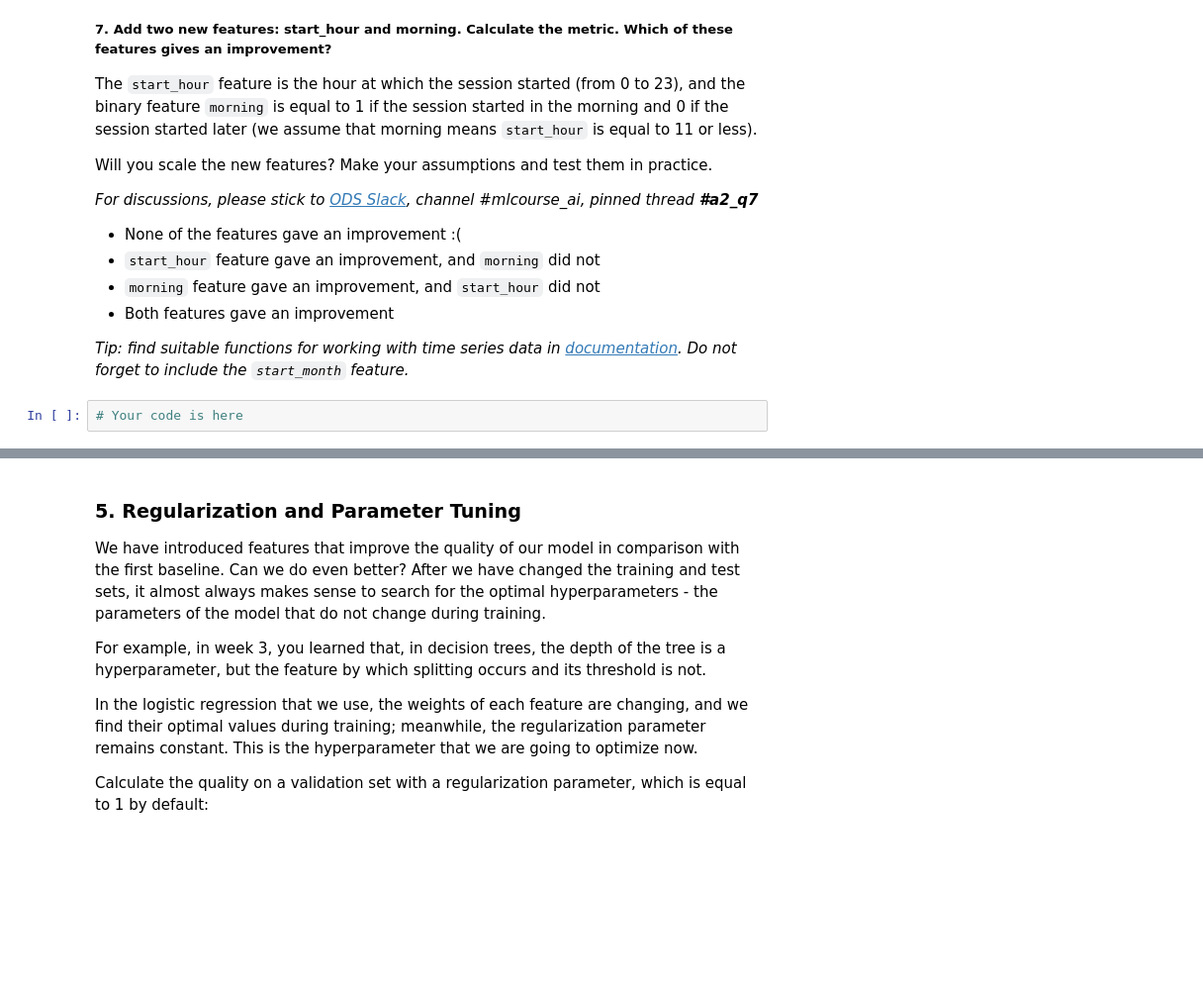
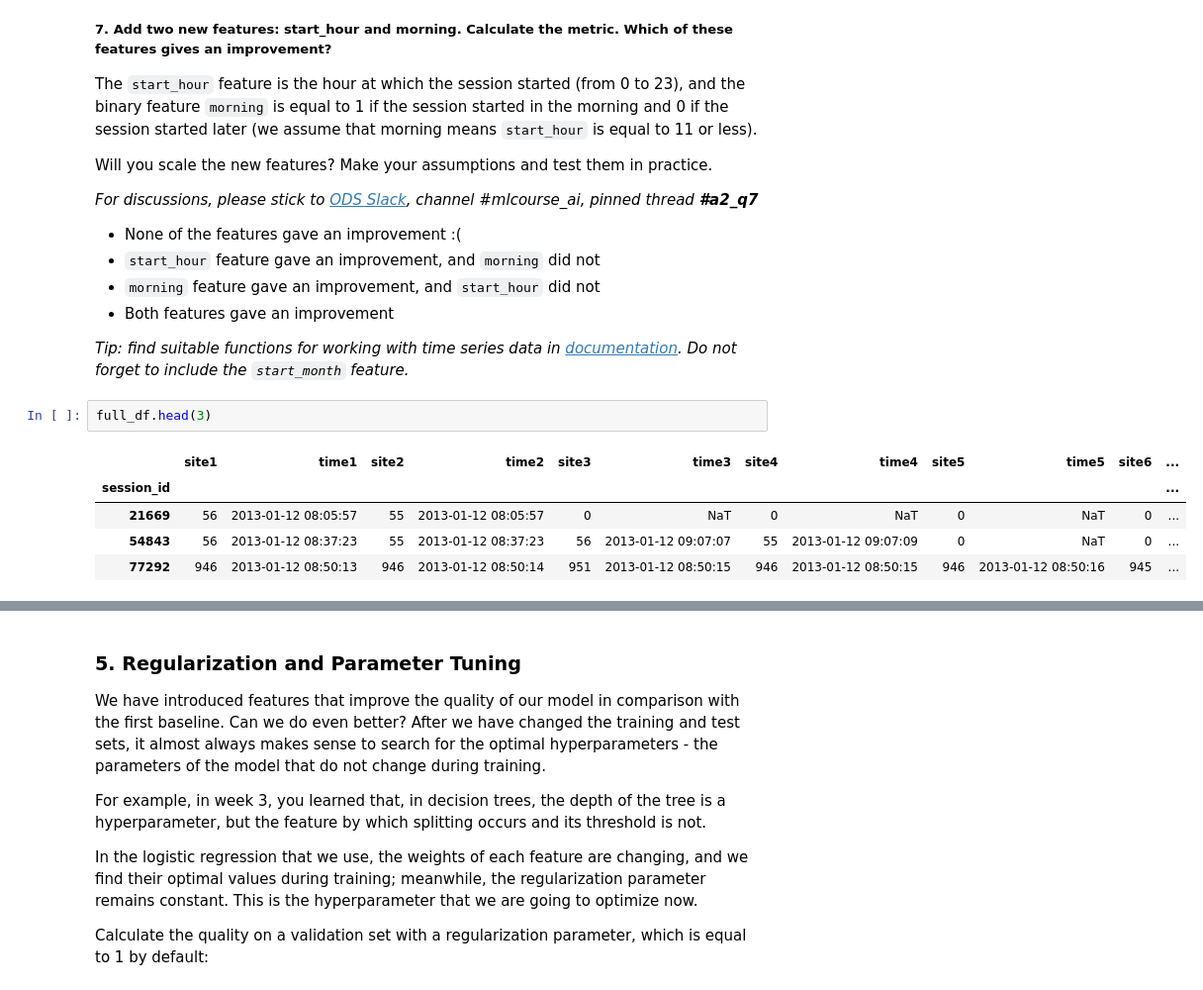
Before and after one commit to AndySECP/Berkeley-classes, a Jupyter notebook: DataScience/assignment2_part1_alice_logistic_regression.ipynb, the cells around one changed output, grey strips where cells are left out. Shown: that part at 99% size. Cells and saved outputs as stored; diff of their text form; blank space fills up the shorter version.

```diff
--- a/DataScience/assignment2_part1_alice_logistic_regression.ipynb
+++ b/DataScience/assignment2_part1_alice_logistic_regression.ipynb
@@ -600,5 +758,11 @@ Will you scale the new features? Make your assumptions and test them in practice
 - Both features gave an improvement
 
 *Tip: find suitable functions for working with time series data in [documentation](http://pandas.pydata.org/pandas-docs/stable/api.html). Do not forget to include the `start_month` feature.*
-# %%
-# Your code is here
+# %%
+full_df.head(3)
+# %% [output]
+|  | site1 | time1 | site2 | time2 | site3 | time3 | site4 | time4 | site5 | time5 | site6 | ... |
+| session_id |  |  |  |  |  |  |  |  |  |  |  | ... |
+| 21669 | 56 | 2013-01-12 08:05:57 | 55 | 2013-01-12 08:05:57 | 0 | NaT | 0 | NaT | 0 | NaT | 0 | ... |
+| 54843 | 56 | 2013-01-12 08:37:23 | 55 | 2013-01-12 08:37:23 | 56 | 2013-01-12 09:07:07 | 55 | 2013-01-12 09:07:09 | 0 | NaT | 0 | ... |
+| 77292 | 946 | 2013-01-12 08:50:13 | 946 | 2013-01-12 08:50:14 | 951 | 2013-01-12 08:50:15 | 946 | 2013-01-12 08:50:15 | 946 | 2013-01-12 08:50:16 | 945 | ... |
```
Also changed, not shown: parts of 46 cells of this notebook.
